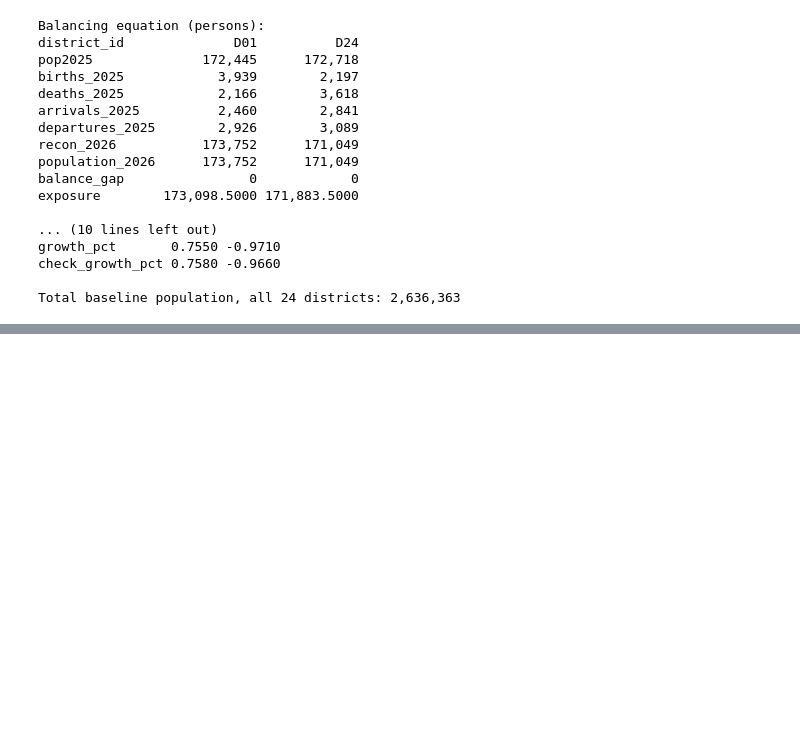
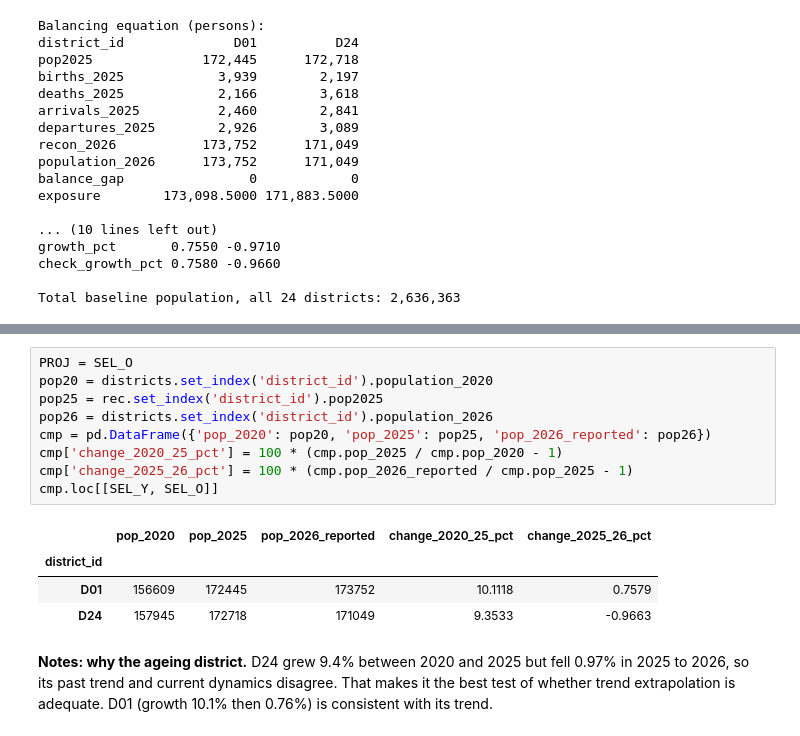
Before and after one commit to mharidzotakudzwar-dotcom/HASTS206-Assignment2, a Jupyter notebook: Assignment2_Analysis.ipynb, the cells around one changed output, grey strips where cells are left out. Cells and saved outputs as stored; diff of their text form; blank space fills up the shorter version.

```diff
--- a/Assignment2_Analysis.ipynb
+++ b/Assignment2_Analysis.ipynb
@@ -322,0 +432,16 @@ Total baseline population, all 24 districts: 2,636,363
+# %%
+PROJ = SEL_O
+pop20 = districts.set_index('district_id').population_2020
+pop25 = rec.set_index('district_id').pop2025
+pop26 = districts.set_index('district_id').population_2026
+cmp = pd.DataFrame({'pop_2020': pop20, 'pop_2025': pop25, 'pop_2026_reported': pop26})
+cmp['change_2020_25_pct'] = 100 * (cmp.pop_2025 / cmp.pop_2020 - 1)
+cmp['change_2025_26_pct'] = 100 * (cmp.pop_2026_reported / cmp.pop_2025 - 1)
+cmp.loc[[SEL_Y, SEL_O]]
+# %% [output]
+|  | pop_2020 | pop_2025 | pop_2026_reported | change_2020_25_pct | change_2025_26_pct |
+| district_id |  |  |  |  |  |
+| D01 | 156609 | 172445 | 173752 | 10.1118 | 0.7579 |
+| D24 | 157945 | 172718 | 171049 | 9.3533 | -0.9663 |
+# %% [markdown]
+**Notes: why the ageing district.** D24 grew 9.4% between 2020 and 2025 but fell 0.97% in 2025 to 2026, so its past trend and current dynamics disagree. That makes it the best test of whether trend extrapolation is adequate. D01 (growth 10.1% then 0.76%) is consistent with its trend.
```
Also changed, not shown: parts of 15 cells of this notebook.
